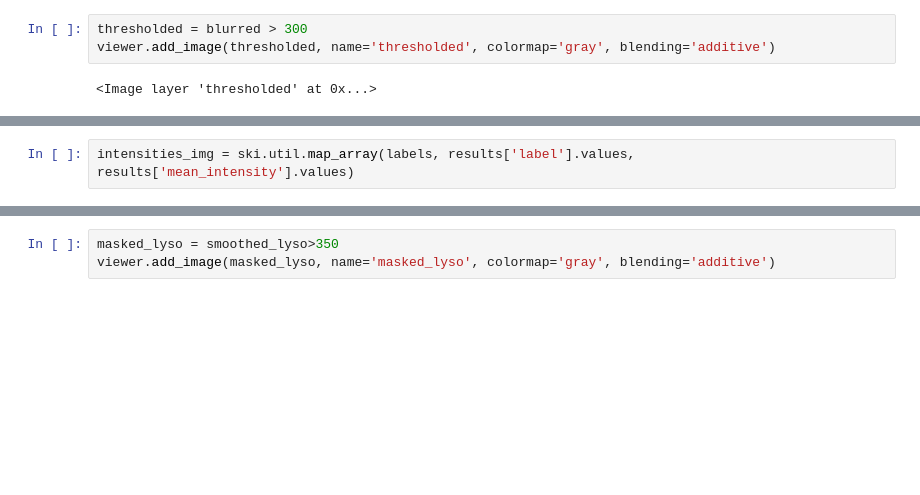
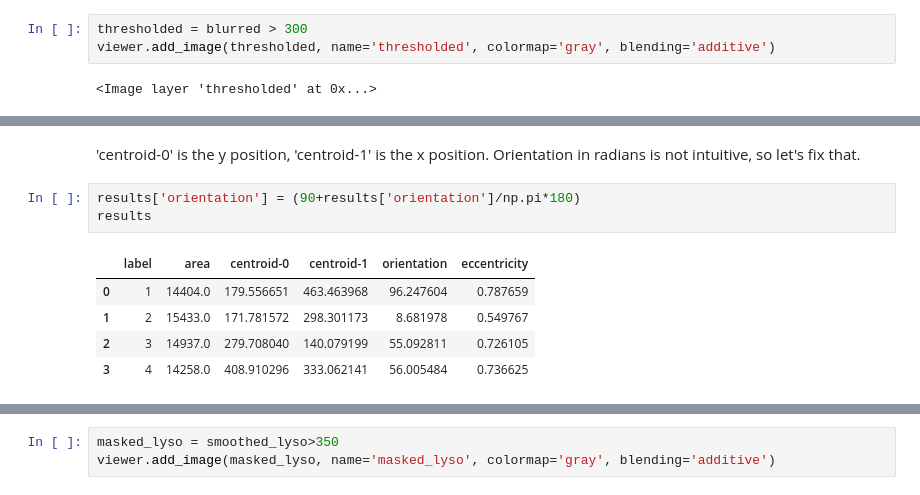
Before and after one commit to jouyun/ip_python, a Jupyter notebook: 2-Segmentation.ipynb, the cells around one changed output, grey strips where cells are left out. Saved outputs shown, nothing was run; the diff lists cells and outputs as text; blank space fills up the shorter version.

```diff
--- a/2-Segmentation.ipynb
+++ b/2-Segmentation.ipynb
@@ -87,2 +154,11 @@ viewer.add_image(mitos, blending='additive')
-# %%
-intensities_img = ski.util.map_array(labels, results['label'].values, results['mean_intensity'].values)
+# %% [markdown]
+'centroid-0' is the y position, 'centroid-1' is the x position.  Orientation in radians is not intuitive, so let's fix that.
+# %%
+results['orientation'] = (90+results['orientation']/np.pi*180)
+results
+# %% [output]
+|  | label | area | centroid-0 | centroid-1 | orientation | eccentricity |
+| 0 | 1 | 14404.0 | 179.556651 | 463.463968 | 96.247604 | 0.787659 |
+| 1 | 2 | 15433.0 | 171.781572 | 298.301173 | 8.681978 | 0.549767 |
+| 2 | 3 | 14937.0 | 279.708040 | 140.079199 | 55.092811 | 0.726105 |
+| 3 | 4 | 14258.0 | 408.910296 | 333.062141 | 56.005484 | 0.736625 |
```
Also changed, not shown: parts of 67 cells of this notebook, 1 other file.
